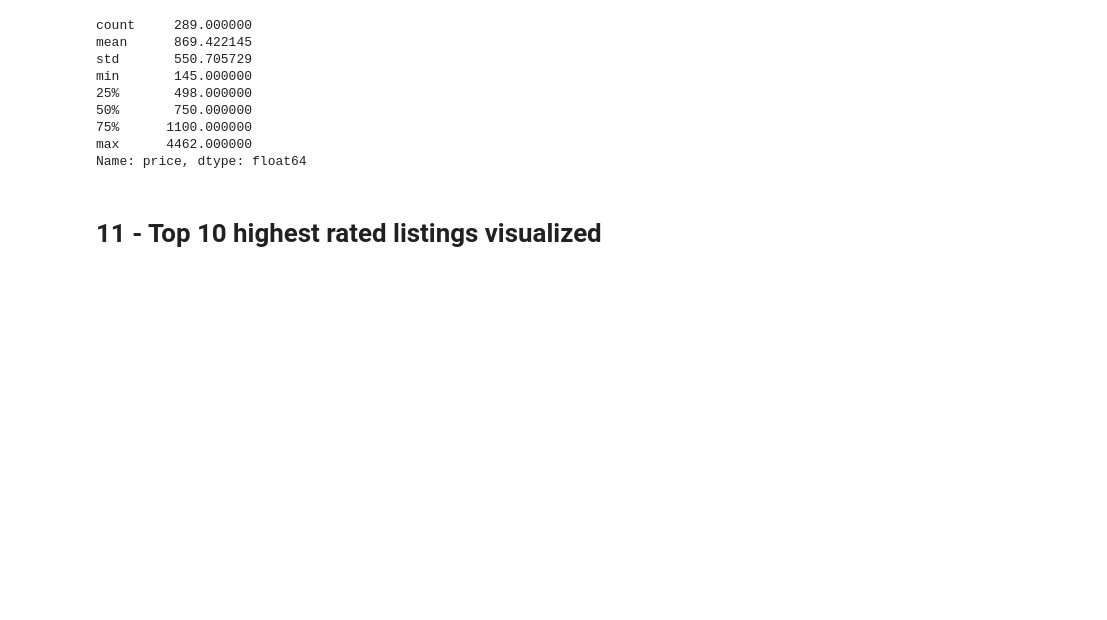
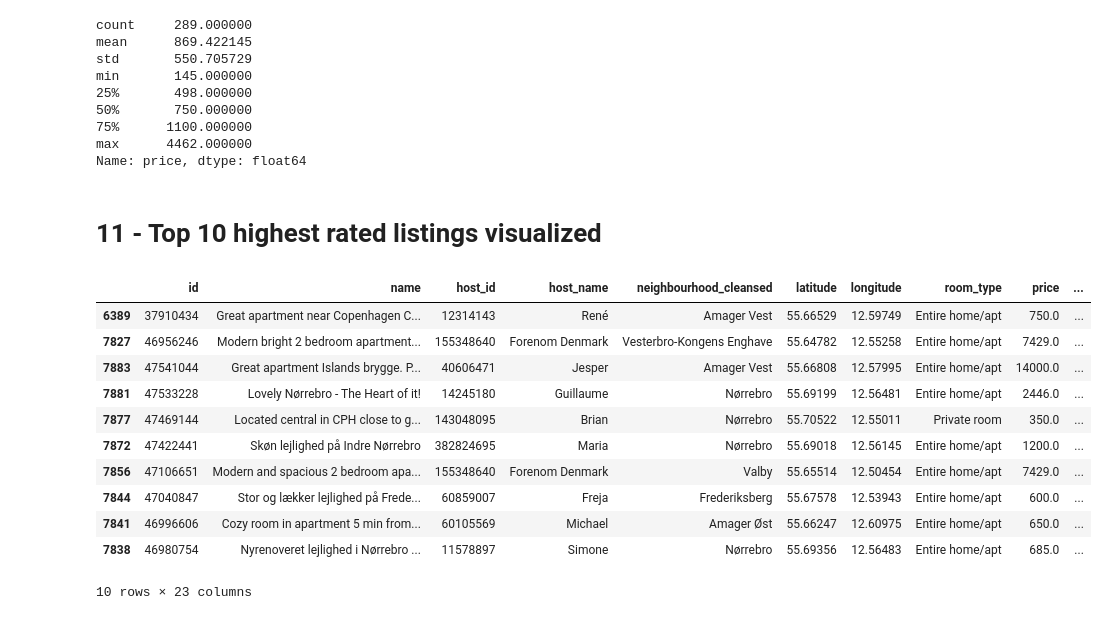
Before and after one commit to michaelbui99/mal-assignment-1, a Jupyter notebook: assignment01.ipynb, the cells around one changed output. Cells and saved outputs as stored; diff of their text form; code cells hidden in the pictures; blank space fills up the shorter version.

```diff
--- a/assignment01.ipynb
+++ b/assignment01.ipynb
@@ -370,3 +375,19 @@ max      4462.000000
 Name: price, dtype: float64
 # %% [markdown]
 # 11 - Top 10 highest rated listings visualized
+# %%
+top_highest_rated_listings = data.sort_values(by='review_scores_value', ascending=False).head(10)
+top_highest_rated_listings
+# %% [output]
+|  | id | name | host_id | host_name | neighbourhood_cleansed | latitude | longitude | room_type | price | ... |
+| 6389 | 37910434 | Great apartment near Copenhagen C... | 12314143 | René | Amager Vest | 55.66529 | 12.59749 | Entire home/apt | 750.0 | ... |
+| 7827 | 46956246 | Modern bright 2 bedroom apartment... | 155348640 | Forenom Denmark | Vesterbro-Kongens Enghave | 55.64782 | 12.55258 | Entire home/apt | 7429.0 | ... |
+| 7883 | 47541044 | Great apartment Islands brygge. P... | 40606471 | Jesper | Amager Vest | 55.66808 | 12.57995 | Entire home/apt | 14000.0 | ... |
+| 7881 | 47533228 | Lovely Nørrebro - The Heart of it! | 14245180 | Guillaume | Nørrebro | 55.69199 | 12.56481 | Entire home/apt | 2446.0 | ... |
+| 7877 | 47469144 | Located central in CPH close to g... | 143048095 | Brian | Nørrebro | 55.70522 | 12.55011 | Private room | 350.0 | ... |
+| 7872 | 47422441 | Skøn lejlighed på Indre Nørrebro | 382824695 | Maria | Nørrebro | 55.69018 | 12.56145 | Entire home/apt | 1200.0 | ... |
+| 7856 | 47106651 | Modern and spacious 2 bedroom apa... | 155348640 | Forenom Denmark | Valby | 55.65514 | 12.50454 | Entire home/apt | 7429.0 | ... |
+| 7844 | 47040847 | Stor og lækker lejlighed på Frede... | 60859007 | Freja | Frederiksberg | 55.67578 | 12.53943 | Entire home/apt | 600.0 | ... |
+| 7841 | 46996606 | Cozy room in apartment 5 min from... | 60105569 | Michael | Amager Øst | 55.66247 | 12.60975 | Entire home/apt | 650.0 | ... |
+| 7838 | 46980754 | Nyrenoveret lejlighed i Nørrebro ... | 11578897 | Simone | Nørrebro | 55.69356 | 12.56483 | Entire home/apt | 685.0 | ... |
+10 rows × 23 columns
```
Also changed, not shown: parts of 20 cells of this notebook.
